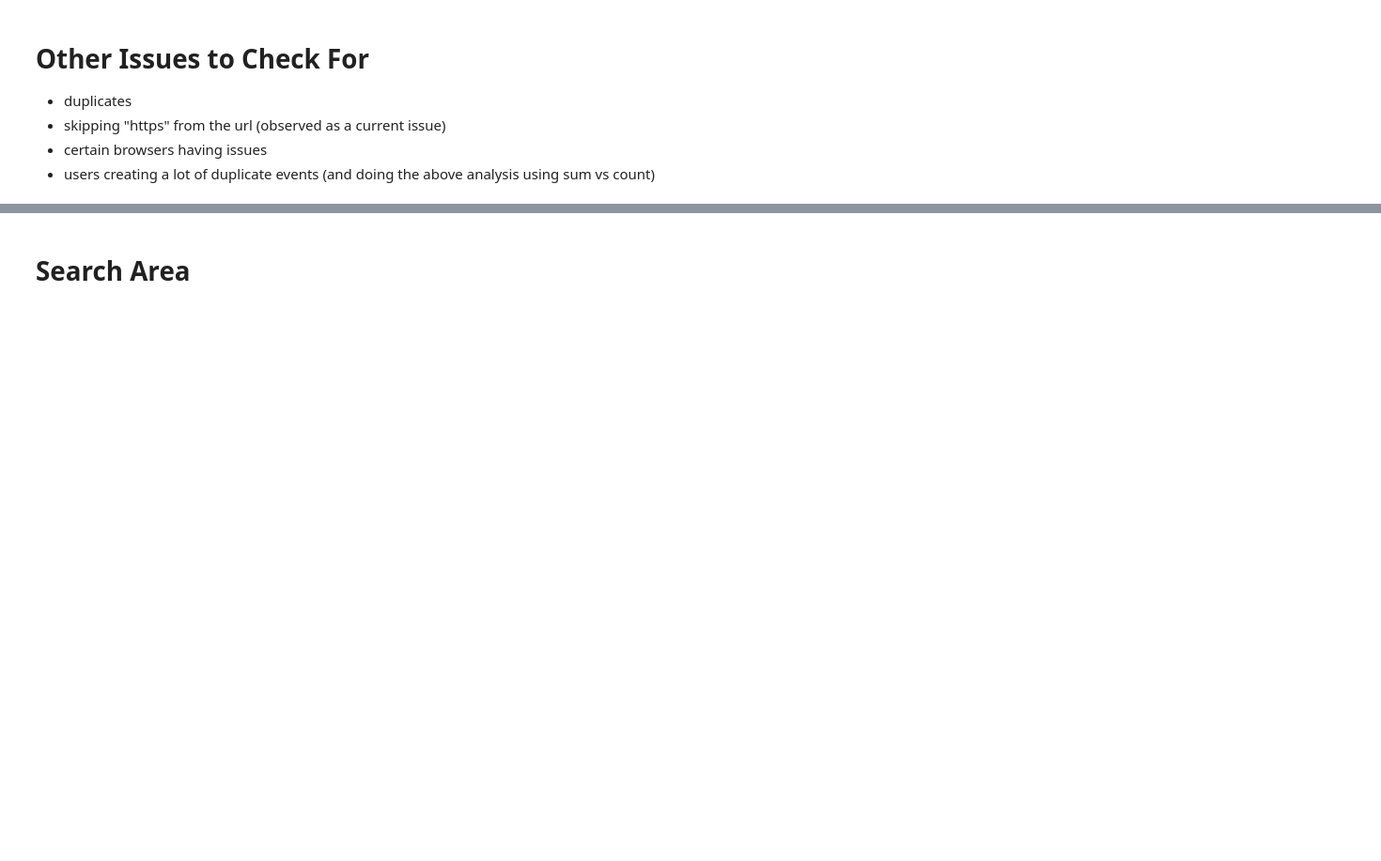
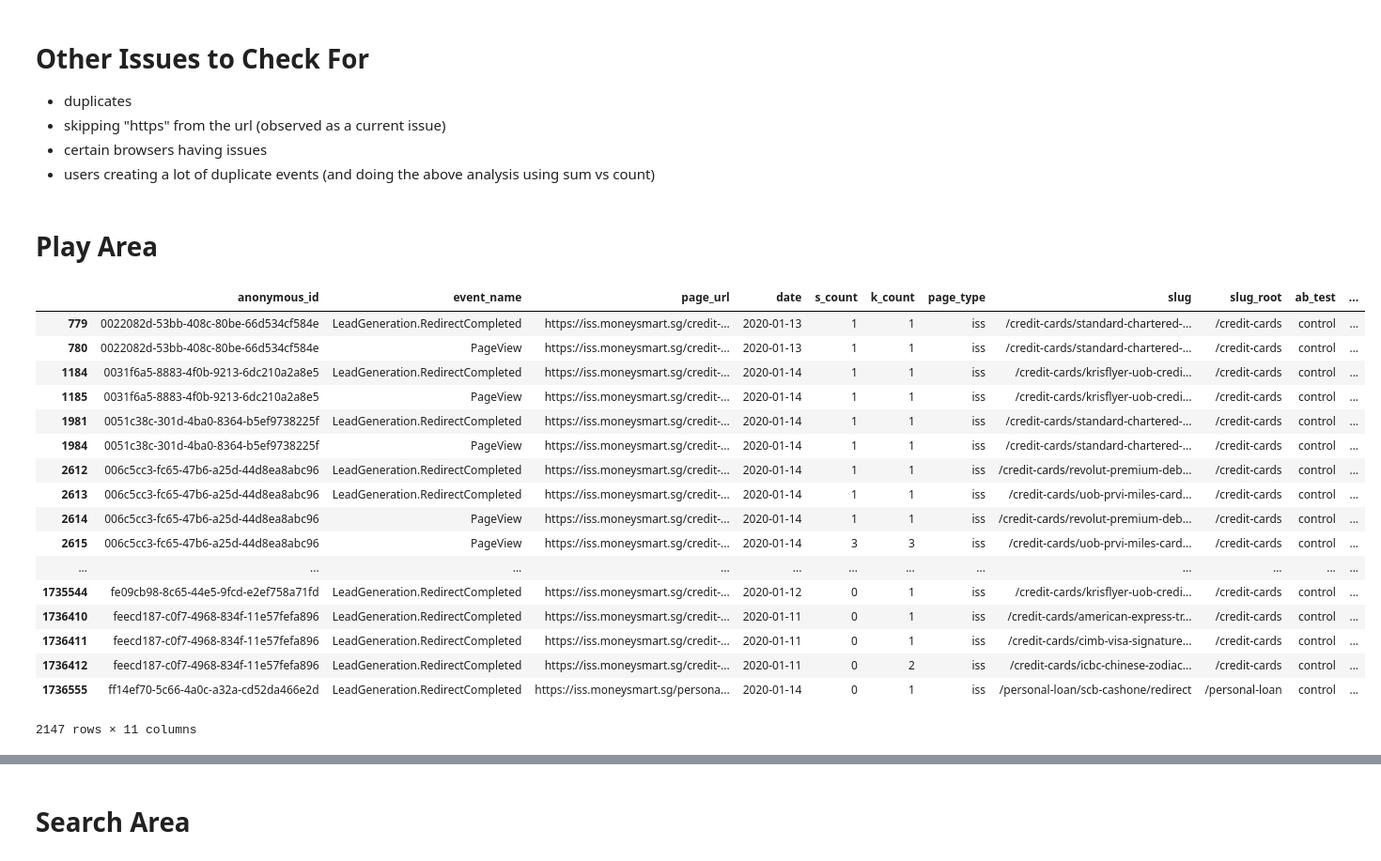
Before and after one commit to moneysmartco/blog-jupyter-notebooks, a Jupyter notebook: validating_segment_vs_kinesis.ipynb, the cells around one changed output, grey strips where cells are left out. Shown at 94% size. Saved outputs shown, nothing was run; the diff lists cells and outputs as text; code cells hidden in the pictures; blank space fills up the shorter version.

```diff
--- a/validating_segment_vs_kinesis.ipynb
+++ b/validating_segment_vs_kinesis.ipynb
@@ -693,7 +669,7 @@ def get_metadata_from_url(url):
     stripped_path = p.path.strip("/")
 
     #blog (for SG and HK)
-    if "moneysmart.tw" in nl or "moneysmart.ph" in nl or "moneysmart.id" in nl or 'blog.moneysmart' in nl or 'blog-new' in nl:
+    if "moneysmart.tw" in nl or "moneysmart.ph" in nl or "moneysmart.id" in nl or 'blog.moneysmart' in nl or 'blog-new' in nl or 'blog3' in nl:
         page_type = "blog"
 
     #LPS
@@ -726,7 +702,7 @@ def get_metadata_from_url(url):
 
     slug = "/"+stripped_path
 
-    if slug.startswith("/en/") or slug.startswith("/zh-hk/"):
+    if slug.startswith("/en/") or slug.startswith("/zh-hk/") or slug=="/en" or slug=="/zh-hk":
         slug_root = "/"+stripped_path.split("/")[1]
     else:
         slug_root = "/"+stripped_path.split("/")[0]
@@ -902,3 +997,28 @@ group_by_and_show_count_difference(merged_df_with_meta, ["country_code", "page_t
 * skipping "https" from the url (observed as a current issue)
 * certain browsers having issues
 * users creating a lot of duplicate events (and doing the above analysis using sum vs count)
+# %% [markdown]
+# Play Area
+# %%
+d = merged_df_with_meta[merged_df_with_meta.page_type=="iss"].groupby(["slug", "page_type"]).sum()
+d[d.s_count>0]
+merged_df_with_meta[(merged_df_with_meta.page_type=="iss") & (merged_df_with_meta.page_url.str.contains("iss."))]
+# %% [output]
+|  | anonymous_id | event_name | page_url | date | s_count | k_count | page_type | slug | slug_root | ab_test | ... |
+| 779 | 0022082d-53bb-408c-80be-66d534cf584e | LeadGeneration.RedirectCompleted | https://iss.moneysmart.sg/credit-... | 2020-01-13 | 1 | 1 | iss | /credit-cards/standard-chartered-... | /credit-cards | control | ... |
+| 780 | 0022082d-53bb-408c-80be-66d534cf584e | PageView | https://iss.moneysmart.sg/credit-... | 2020-01-13 | 1 | 1 | iss | /credit-cards/standard-chartered-... | /credit-cards | control | ... |
+| 1184 | 0031f6a5-8883-4f0b-9213-6dc210a2a8e5 | LeadGeneration.RedirectCompleted | https://iss.moneysmart.sg/credit-... | 2020-01-14 | 1 | 1 | iss | /credit-cards/krisflyer-uob-credi... | /credit-cards | control | ... |
+| 1185 | 0031f6a5-8883-4f0b-9213-6dc210a2a8e5 | PageView | https://iss.moneysmart.sg/credit-... | 2020-01-14 | 1 | 1 | iss | /credit-cards/krisflyer-uob-credi... | /credit-cards | control | ... |
+| 1981 | 0051c38c-301d-4ba0-8364-b5ef9738225f | LeadGeneration.RedirectCompleted | https://iss.moneysmart.sg/credit-... | 2020-01-14 | 1 | 1 | iss | /credit-cards/standard-chartered-... | /credit-cards | control | ... |
+| 1984 | 0051c38c-301d-4ba0-8364-b5ef9738225f | PageView | https://iss.moneysmart.sg/credit-... | 2020-01-14 | 1 | 1 | iss | /credit-cards/standard-chartered-... | /credit-cards | control | ... |
+| 2612 | 006c5cc3-fc65-47b6-a25d-44d8ea8abc96 | LeadGeneration.RedirectCompleted | https://iss.moneysmart.sg/credit-... | 2020-01-14 | 1 | 1 | iss | /credit-cards/revolut-premium-deb... | /credit-cards | control | ... |
+| 2613 | 006c5cc3-fc65-47b6-a25d-44d8ea8abc96 | LeadGeneration.RedirectCompleted | https://iss.moneysmart.sg/credit-... | 2020-01-14 | 1 | 1 | iss | /credit-cards/uob-prvi-miles-card... | /credit-cards | control | ... |
+| 2614 | 006c5cc3-fc65-47b6-a25d-44d8ea8abc96 | PageView | https://iss.moneysmart.sg/credit-... | 2020-01-14 | 1 | 1 | iss | /credit-cards/revolut-premium-deb... | /credit-cards | control | ... |
+| 2615 | 006c5cc3-fc65-47b6-a25d-44d8ea8abc96 | PageView | https://iss.moneysmart.sg/credit-... | 2020-01-14 | 3 | 3 | iss | /credit-cards/uob-prvi-miles-card... | /credit-cards | control | ... |
+| ... | ... | ... | ... | ... | ... | ... | ... | ... | ... | ... | ... |
+| 1735544 | fe09cb98-8c65-44e5-9fcd-e2ef758a71fd | LeadGeneration.RedirectCompleted | https://iss.moneysmart.sg/credit-... | 2020-01-12 | 0 | 1 | iss | /credit-cards/krisflyer-uob-credi... | /credit-cards | control | ... |
+| 1736410 | feecd187-c0f7-4968-834f-11e57fefa896 | LeadGeneration.RedirectCompleted | https://iss.moneysmart.sg/credit-... | 2020-01-11 | 0 | 1 | iss | /credit-cards/american-express-tr... | /credit-cards | control | ... |
+| 1736411 | feecd187-c0f7-4968-834f-11e57fefa896 | LeadGeneration.RedirectCompleted | https://iss.moneysmart.sg/credit-... | 2020-01-11 | 0 | 1 | iss | /credit-cards/cimb-visa-signature... | /credit-cards | control | ... |
+| 1736412 | feecd187-c0f7-4968-834f-11e57fefa896 | LeadGeneration.RedirectCompleted | https://iss.moneysmart.sg/credit-... | 2020-01-11 | 0 | 2 | iss | /credit-cards/icbc-chinese-zodiac... | /credit-cards | control | ... |
+| 1736555 | ff14ef70-5c66-4a0c-a32a-cd52da466e2d | LeadGeneration.RedirectCompleted | https://iss.moneysmart.sg/persona... | 2020-01-14 | 0 | 1 | iss | /personal-loan/scb-cashone/redirect | /personal-loan | control | ... |
+2147 rows × 11 columns
```
Also changed, not shown: parts of 38 cells of this notebook, 2 other files.
